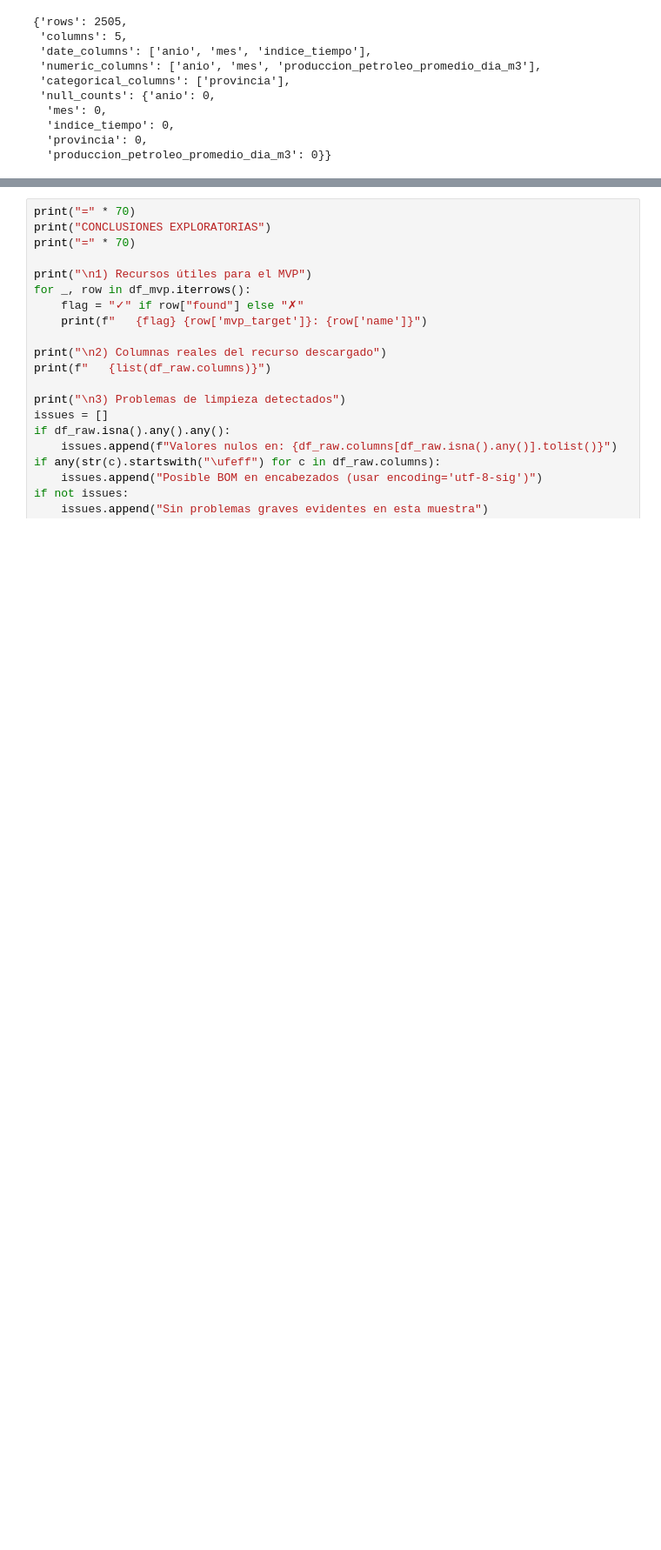
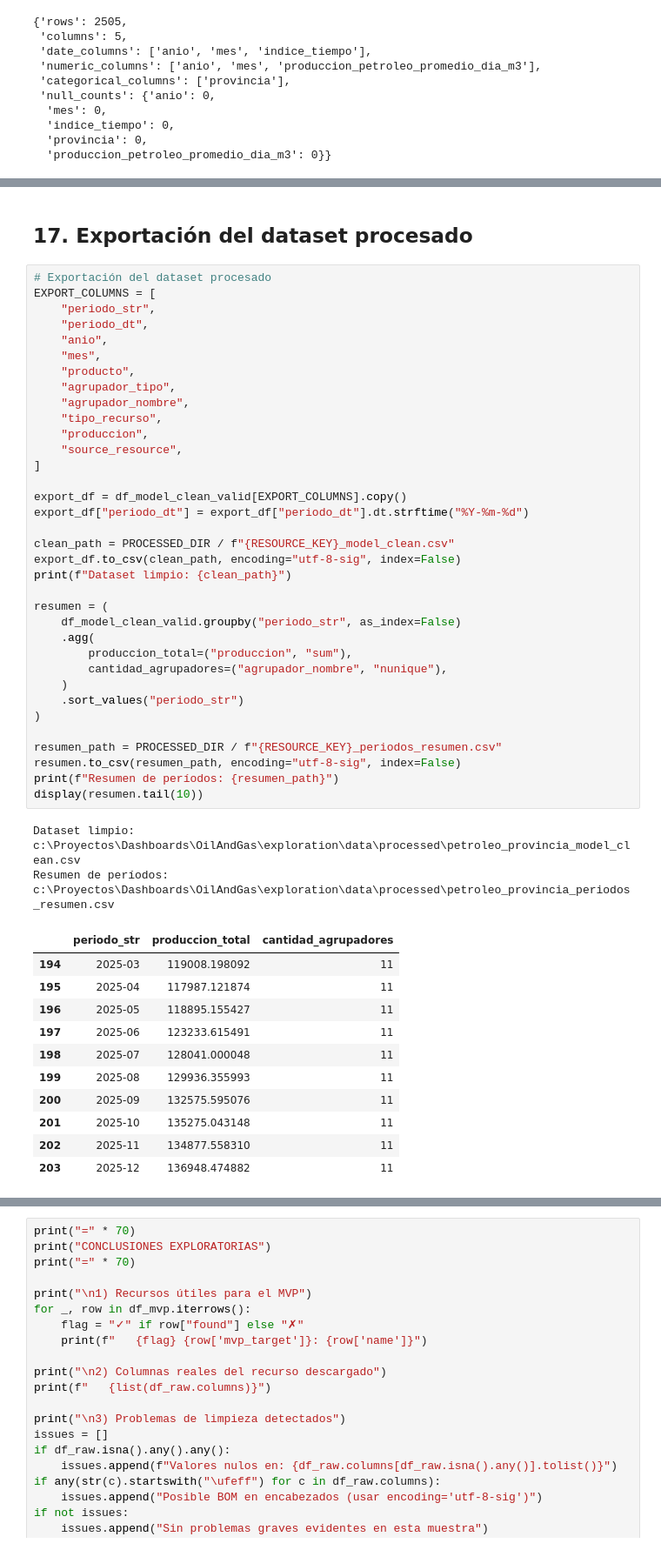
Before and after one commit to ppagano91/DashboardOilAndGasArgentina, a Jupyter notebook: exploration/notebooks/01_exploracion_sesco.ipynb, the cells around one changed output, grey strips where cells are left out. Shown at 87% size. Cells and saved outputs as stored; diff of their text form; blank space fills up the shorter version.

```diff
--- a/exploration/notebooks/01_exploracion_sesco.ipynb
+++ b/exploration/notebooks/01_exploracion_sesco.ipynb
@@ -1143 +847,52 @@ Top 5 calculado según el período: 2025-12
+# %% [markdown]
+## 17. Exportación del dataset procesado
+# %%
+# Exportación del dataset procesado
+EXPORT_COLUMNS = [
+    "periodo_str",
+    "periodo_dt",
+    "anio",
+    "mes",
+    "producto",
+    "agrupador_tipo",
+    "agrupador_nombre",
+    "tipo_recurso",
+    "produccion",
+    "source_resource",
+]
+
+export_df = df_model_clean_valid[EXPORT_COLUMNS].copy()
+export_df["periodo_dt"] = export_df["periodo_dt"].dt.strftime("%Y-%m-%d")
+
+clean_path = PROCESSED_DIR / f"{RESOURCE_KEY}_model_clean.csv"
+export_df.to_csv(clean_path, encoding="utf-8-sig", index=False)
+print(f"Dataset limpio: {clean_path}")
+
+resumen = (
+    df_model_clean_valid.groupby("periodo_str", as_index=False)
+    .agg(
+        produccion_total=("produccion", "sum"),
+        cantidad_agrupadores=("agrupador_nombre", "nunique"),
+    )
+    .sort_values("periodo_str")
+)
+
+resumen_path = PROCESSED_DIR / f"{RESOURCE_KEY}_periodos_resumen.csv"
+resumen.to_csv(resumen_path, encoding="utf-8-sig", index=False)
+print(f"Resumen de períodos: {resumen_path}")
+display(resumen.tail(10))
+# %% [output]
+Dataset limpio: c:\Proyectos\Dashboards\OilAndGas\exploration\data\processed\petroleo_provincia_model_clean.csv
+Resumen de períodos: c:\Proyectos\Dashboards\OilAndGas\exploration\data\processed\petroleo_provincia_periodos_resumen.csv
+|  | periodo_str | produccion_total | cantidad_agrupadores |
+| 194 | 2025-03 | 119008.198092 | 11 |
+| 195 | 2025-04 | 117987.121874 | 11 |
+| 196 | 2025-05 | 118895.155427 | 11 |
+| 197 | 2025-06 | 123233.615491 | 11 |
+| 198 | 2025-07 | 128041.000048 | 11 |
+| 199 | 2025-08 | 129936.355993 | 11 |
+| 200 | 2025-09 | 132575.595076 | 11 |
+| 201 | 2025-10 | 135275.043148 | 11 |
+| 202 | 2025-11 | 134877.558310 | 11 |
+| 203 | 2025-12 | 136948.474882 | 11 |
 # %% [markdown]
```
Also changed, not shown: parts of 24 cells of this notebook.
